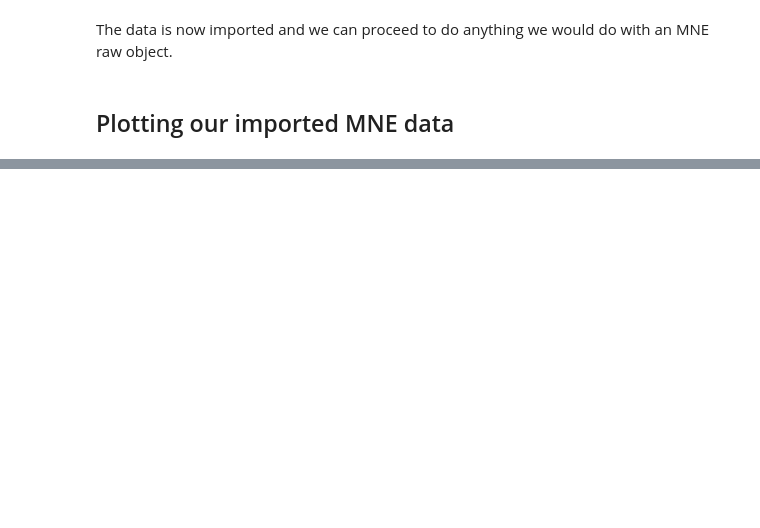
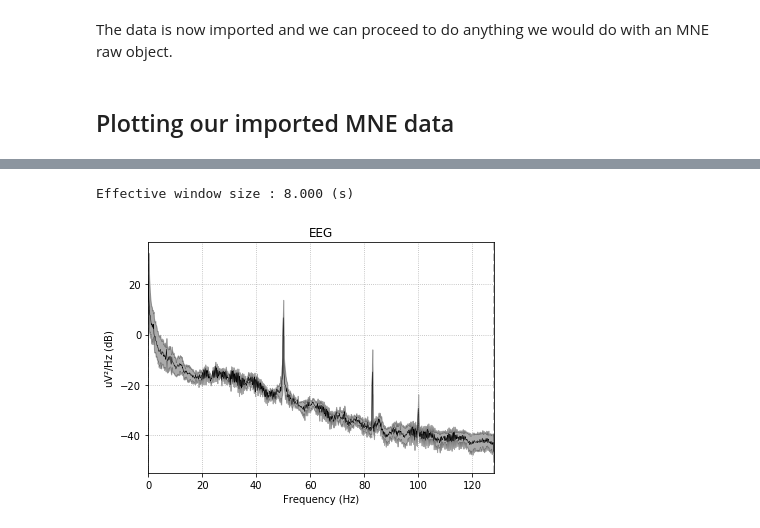
Before and after one commit to rameerez/brain-computer-interfacing, a Jupyter notebook: course/session0-importing-bitbrain-data-into-mne.ipynb, the cells around one changed output, grey strips where cells are left out. Cells and saved outputs as stored; diff of their text form; code cells hidden in the pictures; blank space fills up the shorter version.

```diff
--- a/course/session0-importing-bitbrain-data-into-mne.ipynb
+++ b/course/session0-importing-bitbrain-data-into-mne.ipynb
@@ -153,0 +114,5 @@ Not setting metadata
+# %%
+fig = raw_1020.plot_psd(average=True)
+# %% [output]
+Effective window size : 8.000 (s)
+[figure, added]
```
Also changed, not shown: parts of 16 cells of this notebook.
